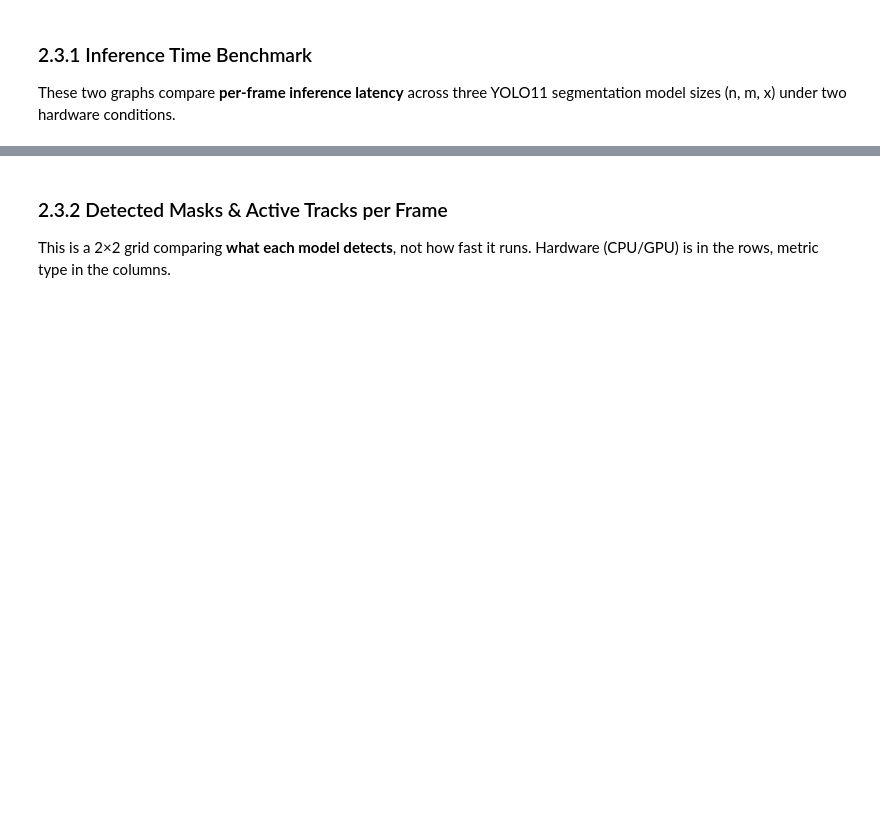
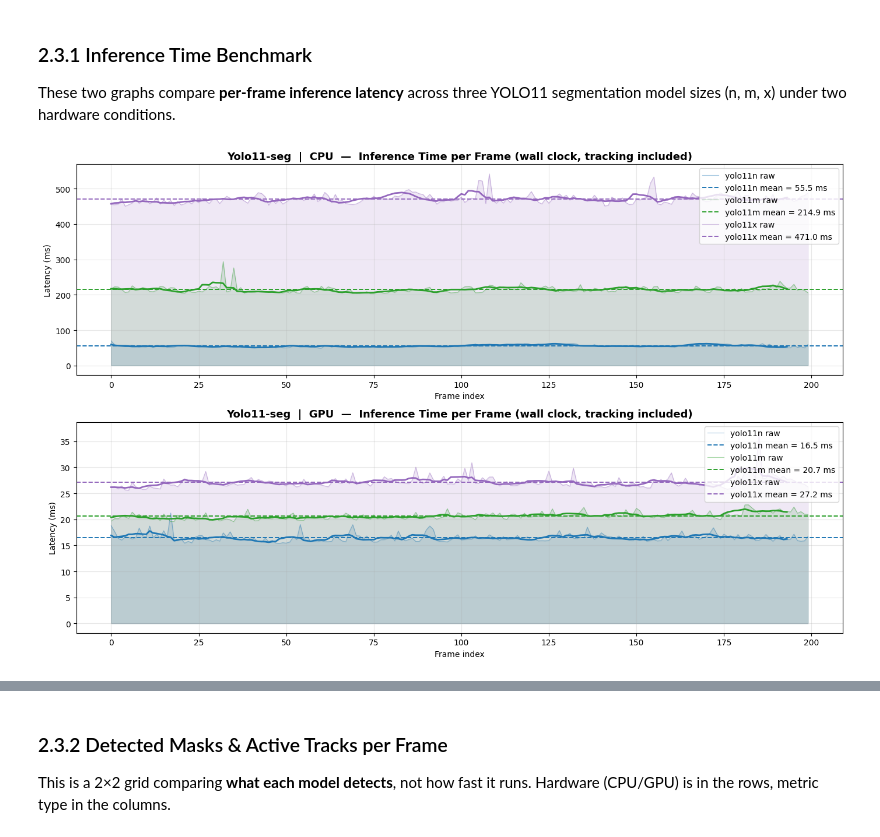
Before and after one commit to EzequielMatiasArevalo/tuia-computer-vision, a Jupyter notebook: colab/class_7_CPU_vs_GPU_YOLOV11_vs_SAM3.ipynb, the cells around one changed output, grey strips where cells are left out. Cells and saved outputs as stored; diff of their text form; code cells hidden in the pictures; blank space fills up the shorter version.

Commit message:
actualizando el contenido de las notebooks

```diff
--- a/colab/class_7_CPU_vs_GPU_YOLOV11_vs_SAM3.ipynb
+++ b/colab/class_7_CPU_vs_GPU_YOLOV11_vs_SAM3.ipynb
@@ -586,12 +789,13 @@ results = model.predict(
 all_results = {}
 for m in MODEL_NAMES:
 
-  # Persist results for the comparison notebook
-  all_results[m]={}
+  all_results[m] = {}
   for label, device in DEVICES.items():
-      all_results[m][label] = run_yolo11_benchmark(m,label, device)
+      all_results[m][label] = run_yolo11_benchmark(model_name=m,
+                                                   device_label=label,
+                                                   device=device)
 
-  # Persist results for the comparison notebook
+  # Persist results for the comparison notebook — one file per model.
   save_data = {k: v['summary'] for k, v in all_results[m].items()}
   with open(f'results/{m}_metrics.json', 'w') as f:
       json.dump({'model': 'YOLO11-seg', 'config': m,
@@ -623,50 +847,56 @@ for i,m in enumerate(MODEL_NAMES):
 
 These two graphs compare **per-frame inference latency** across three YOLO11 segmentation model sizes (n, m, x) under two hardware conditions.
 # %%
+# Fixed palette. The analysis cells below name these colours by hand, so they must not change
+# from run to run — an unseeded random palette can also land on near-white or on two identical hues.
+PALETTE = {'CPU': '#4C9BE8', 'GPU': '#F2A541'}
+PALETTE_BY_MODEL = {
+    'yolo11n-seg.pt': '#1f77b4',   # blue
+    'yolo11m-seg.pt': '#2ca02c',   # green
+    'yolo11x-seg.pt': '#9467bd',   # purple
+    'sam3'          : '#d62728',   # red
+}
+_FALLBACK = ['#8c564b', '#17becf', '#e377c2', '#7f7f7f', '#bcbd22']
+for _i, _m in enumerate(MODEL_NAMES):
+    PALETTE_BY_MODEL.setdefault(_m, _FALLBACK[_i % len(_FALLBACK)])
 
-import random
-
-colors = np.random.rand(len(MODEL_NAMES),3 )
-PALETTE = {'CPU': '#4C9BE8', 'GPU': '#F2A541'}
-# generate random color by model
-PALETTE_BY_MODEL = {
-   m : "#{:06x}".format(random.randint(0, 0xFFFFFF))  for m in MODEL_NAMES
-}
 
 def smooth(x, w=7):
     return np.convolve(x, np.ones(w)/w, mode='valid')
 
 n_devices = len(DEVICES)
-print(n_devices)
 fig, axes = plt.subplots(n_devices, 1,
                           figsize=(14, 4.5 * n_devices), sharex=False)
 if n_devices == 1:
     axes = [axes]
 
 for m in MODEL_NAMES:
   # ── 1. Inference time over frames ──────────────────────────────
 
   metrics = all_results[m]
 
   model_name_base = m.split(".")[0].split("-")[0]
   for ax, (label, data) in zip(axes, metrics.items()):
       ms   = np.array(data['inference_ms'])
       xs   = np.arange(len(ms))
       col  = PALETTE_BY_MODEL.get(m, 'steelblue')
       ax.fill_between(xs, ms, alpha=0.15, color=col)
       ax.plot(xs, ms, color=col, alpha=0.4, lw=0.8, label=f'{model_name_base} raw')
       ax.plot(np.arange(len(smooth(ms))), smooth(ms),
               color=col, lw=2)
       ax.axhline(data['summary']['mean_ms'], ls='--', color=col,
                 lw=1.4, label=f'{model_name_base} mean = {data["summary"]["mean_ms"]:.1f} ms')
-      ax.set_title(f'Yolo11-seg  |  {label}  —  Inference Time per Frame', fontsize=13, fontweight='bold')
+      ax.set_title(f'Yolo11-seg  |  {label}  —  Inference Time per Frame (wall clock, tracking included)',
+                   fontsize=13, fontweight='bold')
       ax.set_ylabel('Latency (ms)')
       ax.set_xlabel('Frame index')
       ax.legend()
       ax.grid(True, alpha=0.3)
 
 plt.tight_layout()
-plt.savefig(f'results/yolo11_inference_time.png', dpi=150, bbox_inches='tight')
+plt.savefig('results/yolo11_inference_time.png', dpi=150, bbox_inches='tight')
 plt.show()
+# %% [output]
+[figure, added]
 # %% [markdown]
 #### Analysis
```
Also changed, not shown: parts of 51 cells of this notebook, 8 other files.
